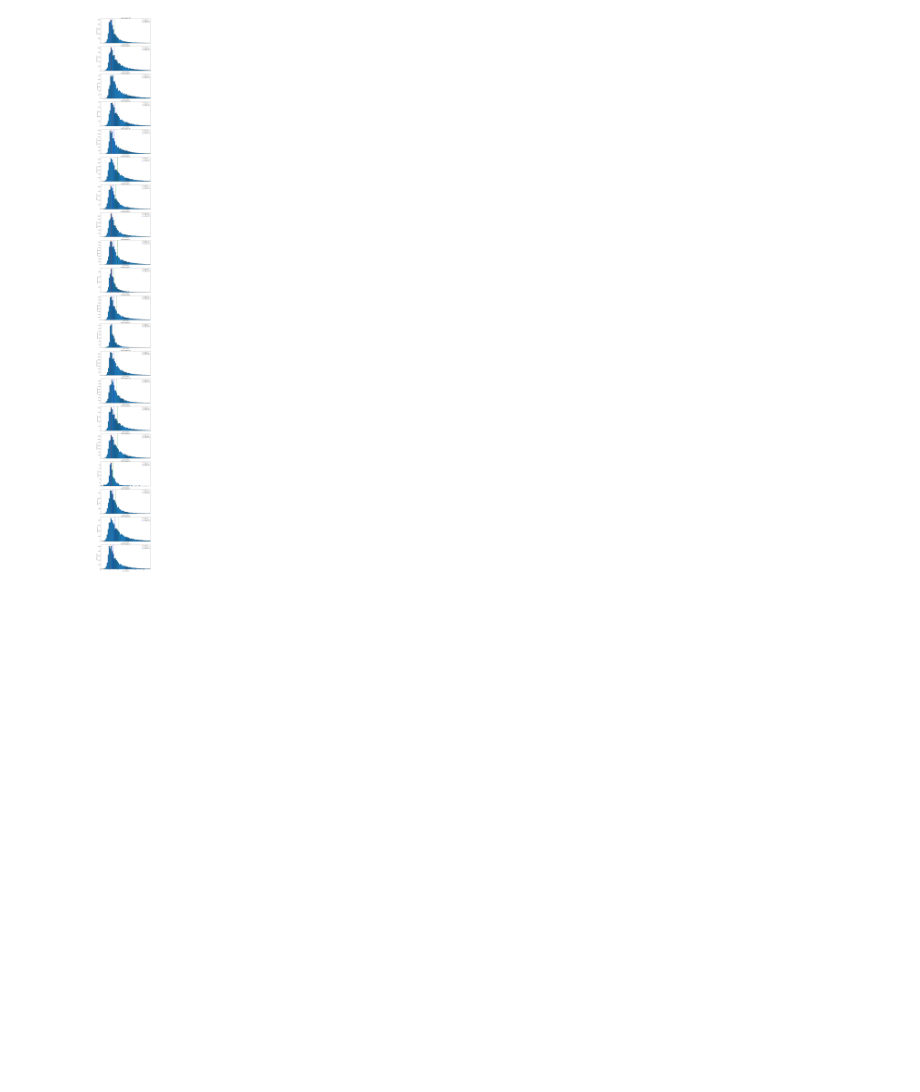
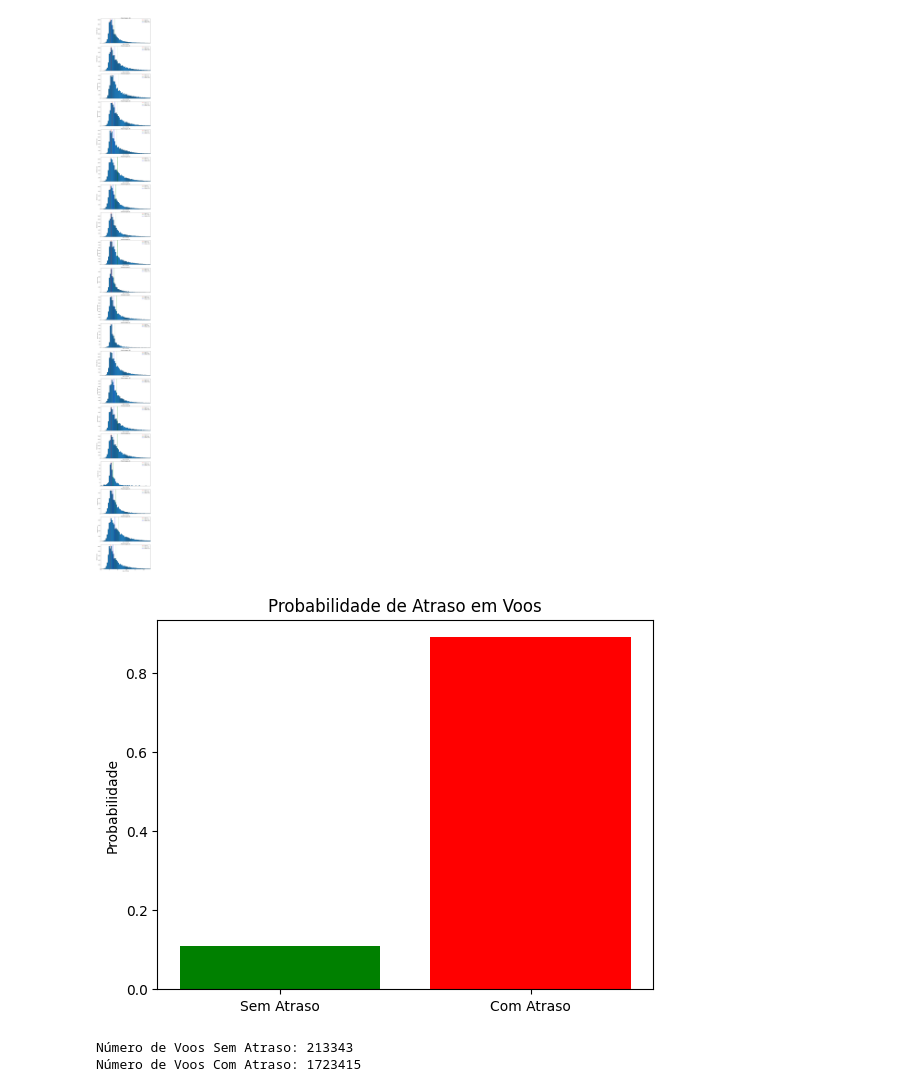
Before and after one commit to ThiagoRochedo/Projeto_Mod05_Ada_VemSerTech, a Jupyter notebook: Projeto.ipynb, the cells around one changed output. Drawn from its saved outputs; the diff is of its cells as text; code cells hidden in the pictures; blank space fills up the shorter version.

Commit message:
Bernoulli

```diff
--- a/Projeto.ipynb
+++ b/Projeto.ipynb
@@ -467,3 +467,28 @@ plt.show()
 18            B6   7.0  55.088739     33.0                  0.422532
 19            CO   4.0  40.568449     21.0                 16.281709
 [figure]
+# %%
+#Distribuição de Bernoulli para modelar atrasos em voos.
+
+from scipy.stats import bernoulli
+
+# Criando uma variável binária (1) ou (0)
+df['AtrasoBinario'] = (df['ArrDelay'] > 0).astype(int)
+
+prob_atraso = df['AtrasoBinario'].mean()
+
+distribuicao_bernoulli = bernoulli(prob_atraso)
+
+plt.bar(['Sem Atraso', 'Com Atraso'], [1 - prob_atraso, prob_atraso], color=['green', 'red'])
+plt.title('Probabilidade de Atraso em Voos')
+plt.ylabel('Probabilidade')
+plt.show()
+
+contagem_atraso = df['AtrasoBinario'].value_counts()
+
+print("Número de Voos Sem Atraso:", contagem_atraso[0])
+print("Número de Voos Com Atraso:", contagem_atraso[1])
+# %% [output]
+[figure, added]
+Número de Voos Sem Atraso: 213343
+Número de Voos Com Atraso: 1723415
```
